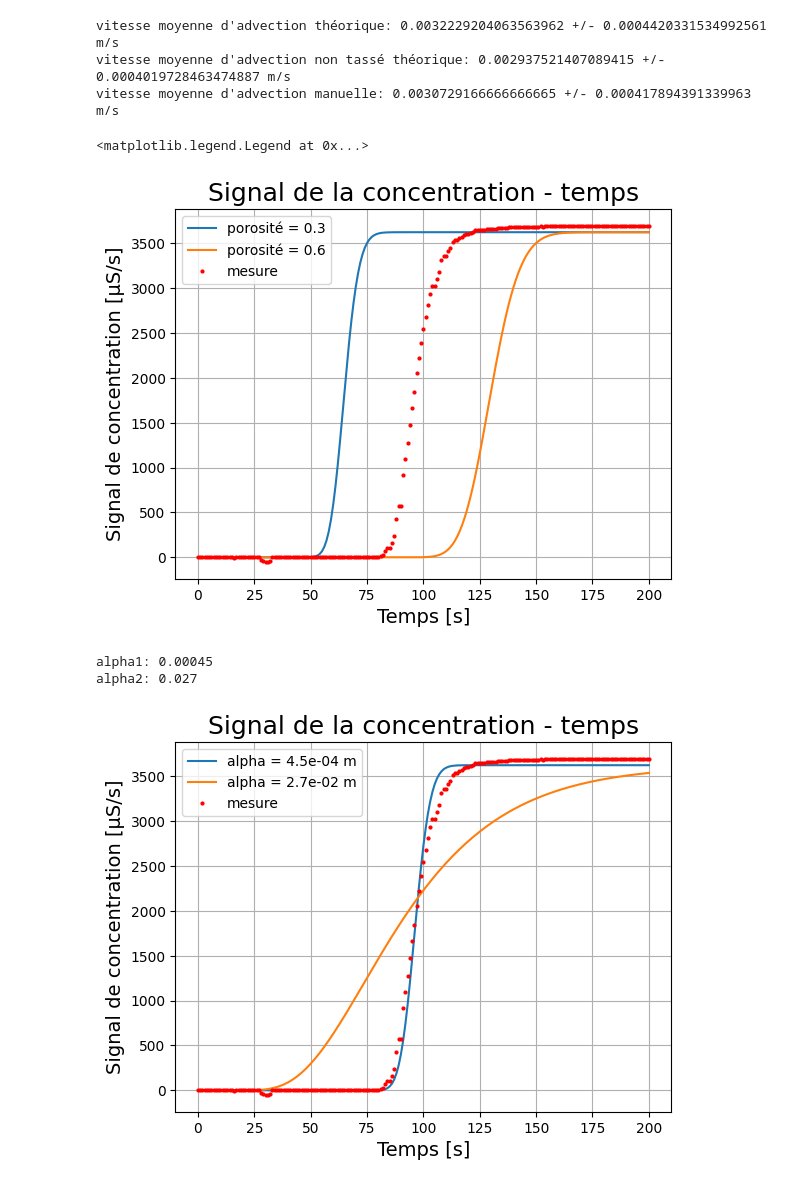
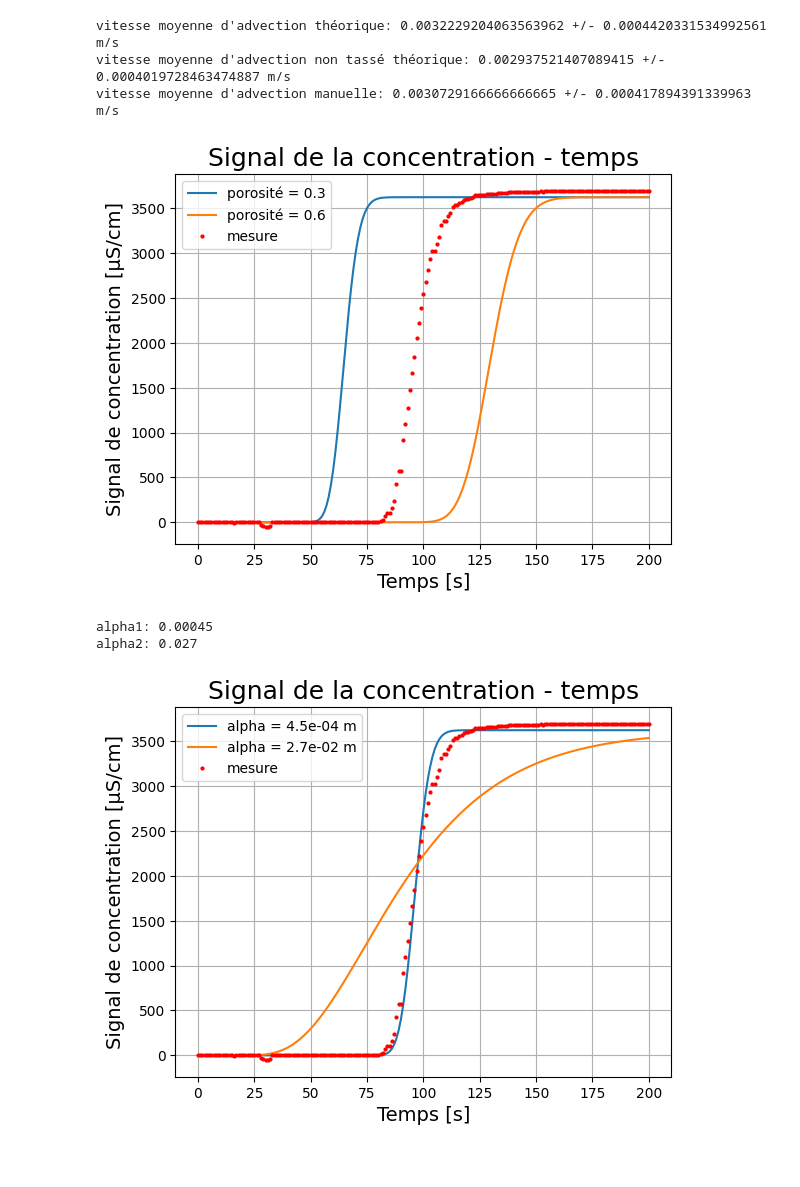
Before and after one commit to onillonn/TP_geologie, a Jupyter notebook: dispersion.ipynb, the cells around one changed output. Drawn from its saved outputs; the diff is of its cells as text; code cells hidden in the pictures.

```diff
--- a/dispersion.ipynb
+++ b/dispersion.ipynb
@@ -6,8 +6,8 @@ from math import sqrt,erfc,exp
 
 from scipy.optimize import curve_fit
 # %%
-data_Q = pd.read_excel(r'C:\Users\Nicolas Onillon\Documents\UNINe\géologie\dispersion.xlsx','debit')
-data_conductivite = pd.read_excel(r'C:\Users\Nicolas Onillon\Documents\UNINe\géologie\dispersion.xlsx','conductivite')
+data_Q = pd.read_excel(r'C:\Users\Nicolas Onillon\Documents\UNINe\géologie\06_dispersion\dispersion.xlsx','debit')
+data_conductivite = pd.read_excel(r'C:\Users\Nicolas Onillon\Documents\UNINe\géologie\06_dispersion\dispersion.xlsx','conductivite')
 Q = data_Q['Q_[m3/s]']
 Q_err = data_Q['err_Q']
 t0 = [38,40,39]
@@ -126,23 +126,22 @@ vitesse moyenne d'advection manuelle: 0.0030729166666666665 +/- 0.00041789439133
 # %%
 '''varier n'''
 C1 = function_for_fit(t,0.3,alpha_opt)
 C2 = function_for_fit(t,0.6,alpha_opt)
 
 '''graphe'''
 fig, cond = plt.subplots()
 cond.plot(t,C1,label = 'porosité = 0.3')
 cond.plot(t,C2,label = 'porosité = 0.6')
 cond.plot(t,C,marker='o',color='r', linestyle='none',markersize=2,label = 'mesure')
 cond.set_xlabel('Temps [s]',fontsize=14)
-cond.set_ylabel('Signal de concentration [\u00B5S/s]',fontsize=14)
+cond.set_ylabel('Signal de concentration [\u00B5S/cm]',fontsize=14)
 cond.set_title('Signal de la concentration - temps',fontsize=18)
 cond.grid()
 plt.legend()
 
 #plt.savefig(f'C:/Users/Nicolas Onillon/Documents/UNINe/géologie/variation_n.pdf')
 # %% [output]
-<matplotlib.legend.Legend at 0x...>
-[figure, old version]
+[figure, new version]
 # %%
 '''varier alpha'''
 alpha1, alpha2 = 0.00045, 0.027
@@ -156,7 +155,7 @@ cond.plot(t,C1,label = f'alpha = {alpha1:.1e} m')
 cond.plot(t,C2,label = f'alpha = {alpha2:.1e} m')
 cond.plot(t,C,marker='o',color='r', linestyle='none',markersize=2,label = 'mesure')
 cond.set_xlabel('Temps [s]',fontsize=14)
-cond.set_ylabel('Signal de concentration [\u00B5S/s]',fontsize=14)
+cond.set_ylabel('Signal de concentration [\u00B5S/cm]',fontsize=14)
 cond.set_title('Signal de la concentration - temps',fontsize=18)
 cond.grid()
 plt.legend()
@@ -165,4 +164,4 @@ plt.legend()
 # %% [output]
 alpha1: 0.00045
 alpha2: 0.027
-[figure, old version]
+[figure, new version]
```
Also changed, not shown: parts of 1 cell of this notebook, 1 other file.
